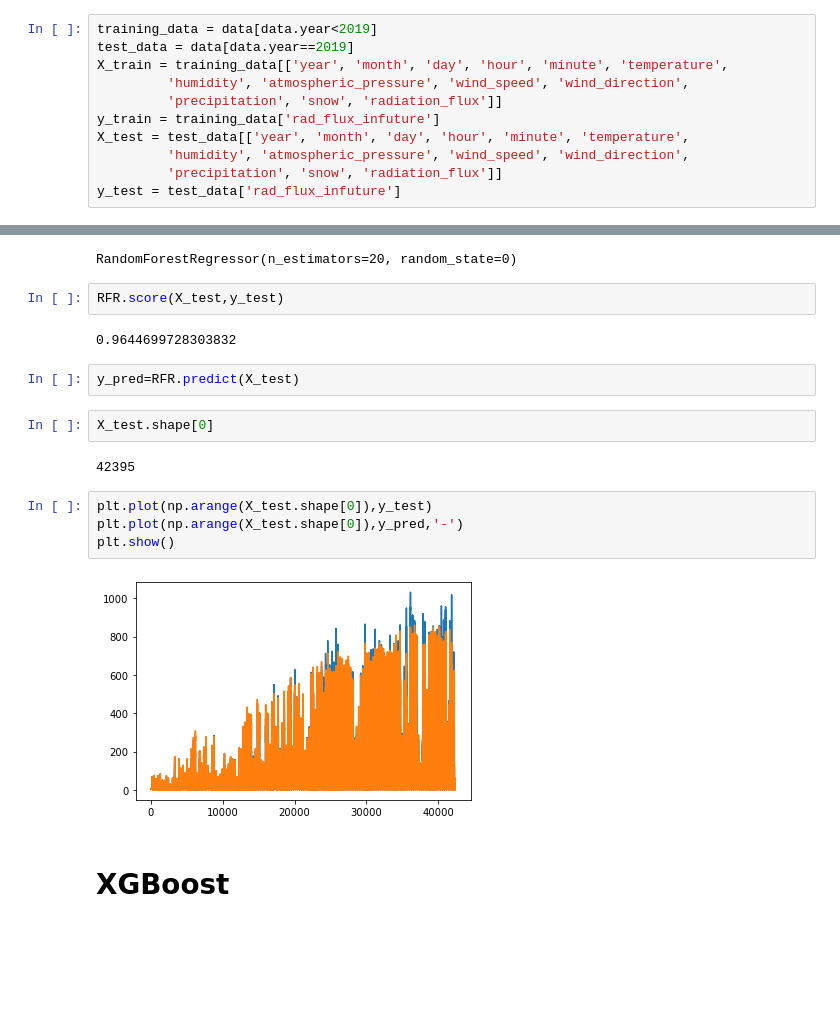
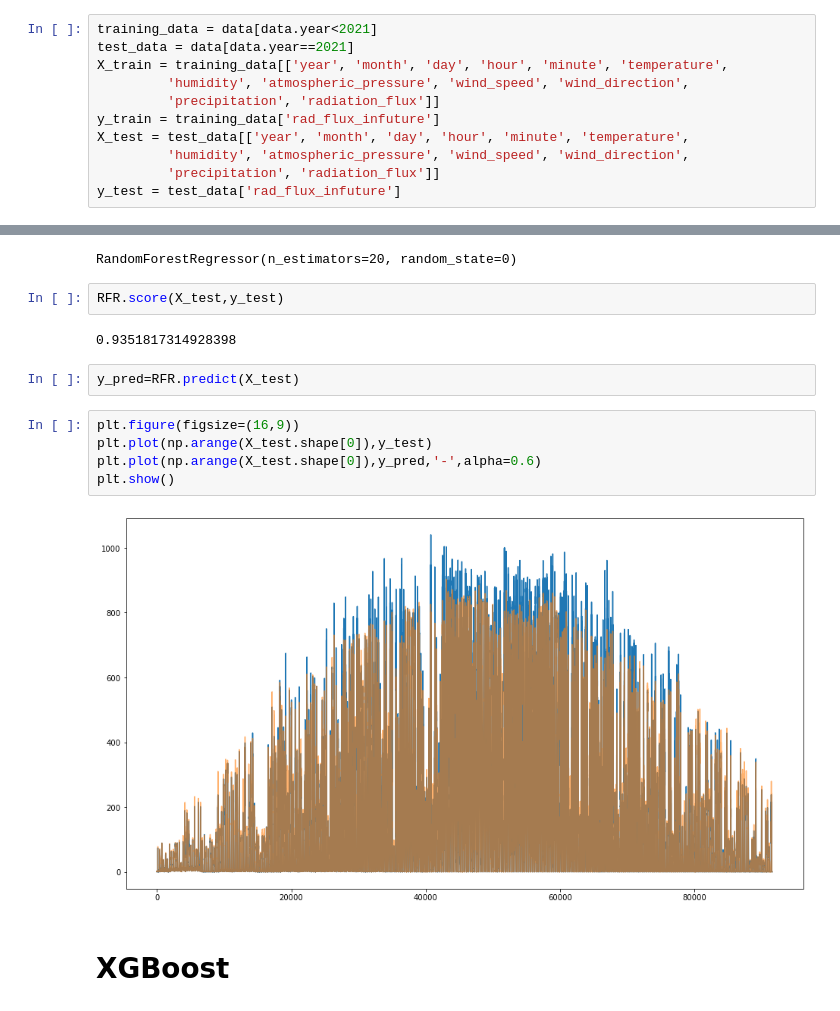
Before and after one commit to h31d1/ML_project_P09_Smart_solar_power, a Jupyter notebook: Training.ipynb, the cells around one changed output, grey strips where cells are left out. Saved outputs shown, nothing was run; the diff lists cells and outputs as text; blank space fills up the shorter version.

Commit message:
changed cleansing and training notebooks

```diff
--- a/Training.ipynb
+++ b/Training.ipynb
@@ -67,13 +68,13 @@ X[X.year==2019]["month"].max()
 # %%
-training_data = data[data.year<2019]
-test_data = data[data.year==2019]
+training_data = data[data.year<2021]
+test_data = data[data.year==2021]
 X_train = training_data[['year', 'month', 'day', 'hour', 'minute', 'temperature',
          'humidity', 'atmospheric_pressure', 'wind_speed', 'wind_direction',
-         'precipitation', 'snow', 'radiation_flux']]
+         'precipitation', 'radiation_flux']]
 y_train = training_data['rad_flux_infuture']
 X_test = test_data[['year', 'month', 'day', 'hour', 'minute', 'temperature',
          'humidity', 'atmospheric_pressure', 'wind_speed', 'wind_direction',
-         'precipitation', 'snow', 'radiation_flux']]
+         'precipitation', 'radiation_flux']]
 y_test = test_data['rad_flux_infuture']
 # %%
 RFR = RandomForestRegressor(n_estimators=20,random_state=0)
@@ -83,19 +84,16 @@ RandomForestRegressor(n_estimators=20, random_state=0)
 # %%
 RFR.score(X_test,y_test)
 # %% [output]
-0.9644699728303832
+0.9351817314928398
 # %%
 y_pred=RFR.predict(X_test)
-# %%
-X_test.shape[0]
-# %% [output]
-42395
 # %%
+plt.figure(figsize=(16,9))
 plt.plot(np.arange(X_test.shape[0]),y_test)
-plt.plot(np.arange(X_test.shape[0]),y_pred,'-')
+plt.plot(np.arange(X_test.shape[0]),y_pred,'-',alpha=0.6)
 plt.show()
 # %% [output]
-[figure, old version]
+[figure, new version]
 # %% [markdown]
 # XGBoost
 # %%
```
Also changed, not shown: parts of 7 cells of this notebook, 1 other file.
